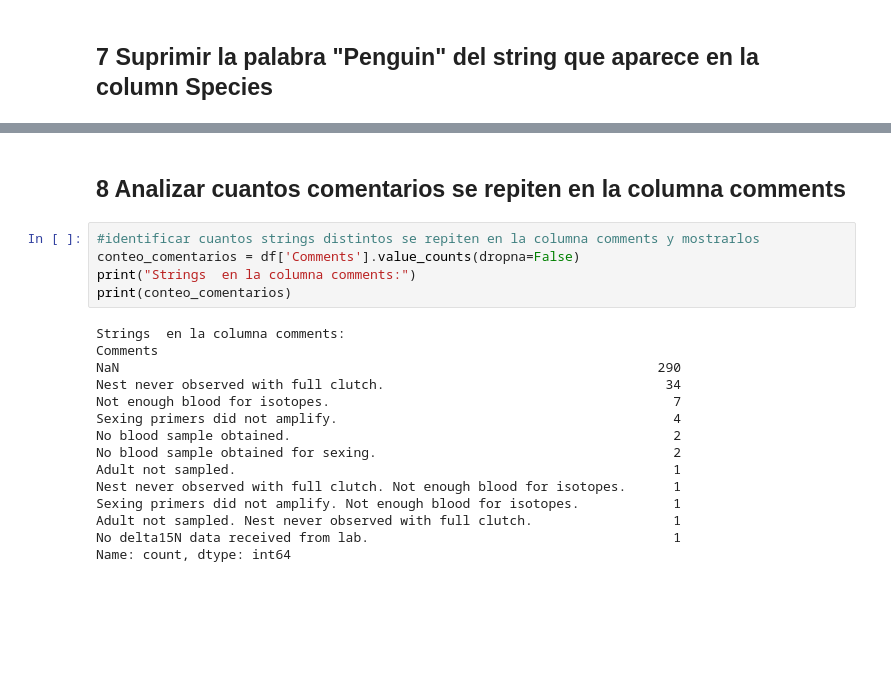
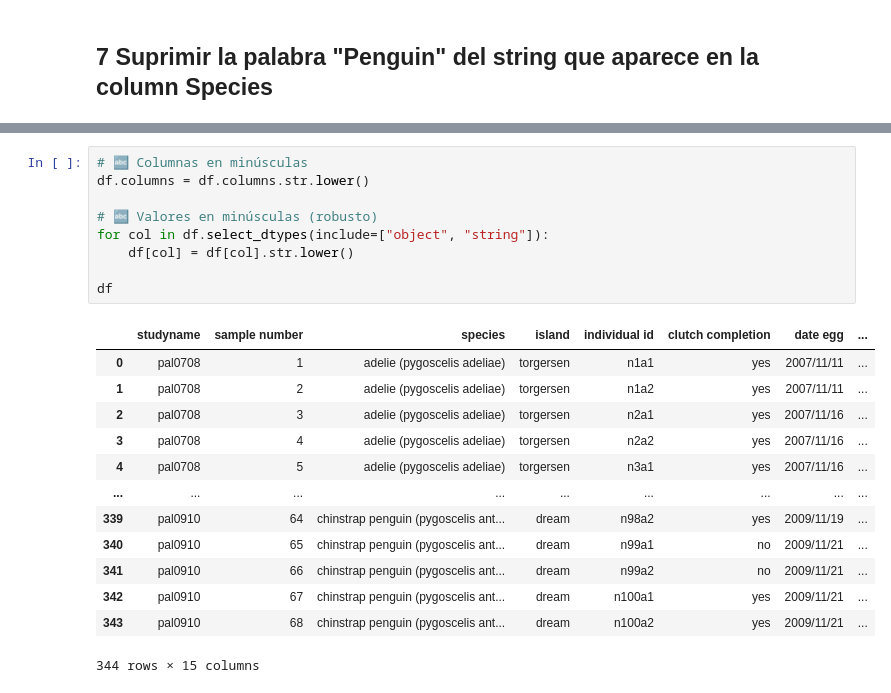
Before and after one commit to xuangfm/ejercicio_pinguinos, a Jupyter notebook: proceso.ipynb, the cells around one changed output, grey strips where cells are left out. Cells and saved outputs as stored; diff of their text form; blank space fills up the shorter version.

```diff
--- a/proceso.ipynb
+++ b/proceso.ipynb
@@ -174,23 +173,24 @@ df
 344 rows × 15 columns
-# %% [markdown]
-## 8 Analizar cuantos comentarios se repiten en la columna comments
-# %%
-#identificar cuantos strings distintos se repiten en la columna comments y mostrarlos
-conteo_comentarios = df['Comments'].value_counts(dropna=False)
-print("Strings  en la columna comments:")
-print(conteo_comentarios)
-# %% [output]
-Strings  en la columna comments:
-Comments
-NaN                                                                     290
-Nest never observed with full clutch.                                    34
-Not enough blood for isotopes.                                            7
-Sexing primers did not amplify.                                           4
-No blood sample obtained.                                                 2
-No blood sample obtained for sexing.                                      2
-Adult not sampled.                                                        1
-Nest never observed with full clutch. Not enough blood for isotopes.      1
-Sexing primers did not amplify. Not enough blood for isotopes.            1
-Adult not sampled. Nest never observed with full clutch.                  1
-No delta15N data received from lab.                                       1
-Name: count, dtype: int64
+# %%
+# 🔤 Columnas en minúsculas
+df.columns = df.columns.str.lower()
+
+# 🔤 Valores en minúsculas (robusto)
+for col in df.select_dtypes(include=["object", "string"]):
+    df[col] = df[col].str.lower()
+
+df
+# %% [output]
+|  | studyname | sample number | species | island | individual id | clutch completion | date egg | ... |
+| 0 | pal0708 | 1 | adelie (pygoscelis adeliae) | torgersen | n1a1 | yes | 2007/11/11 | ... |
+| 1 | pal0708 | 2 | adelie (pygoscelis adeliae) | torgersen | n1a2 | yes | 2007/11/11 | ... |
+| 2 | pal0708 | 3 | adelie (pygoscelis adeliae) | torgersen | n2a1 | yes | 2007/11/16 | ... |
+| 3 | pal0708 | 4 | adelie (pygoscelis adeliae) | torgersen | n2a2 | yes | 2007/11/16 | ... |
+| 4 | pal0708 | 5 | adelie (pygoscelis adeliae) | torgersen | n3a1 | yes | 2007/11/16 | ... |
+| ... | ... | ... | ... | ... | ... | ... | ... | ... |
+| 339 | pal0910 | 64 | chinstrap penguin (pygoscelis ant... | dream | n98a2 | yes | 2009/11/19 | ... |
+| 340 | pal0910 | 65 | chinstrap penguin (pygoscelis ant... | dream | n99a1 | no | 2009/11/21 | ... |
+| 341 | pal0910 | 66 | chinstrap penguin (pygoscelis ant... | dream | n99a2 | no | 2009/11/21 | ... |
+| 342 | pal0910 | 67 | chinstrap penguin (pygoscelis ant... | dream | n100a1 | yes | 2009/11/21 | ... |
+| 343 | pal0910 | 68 | chinstrap penguin (pygoscelis ant... | dream | n100a2 | yes | 2009/11/21 | ... |
+344 rows × 15 columns
```
Also changed, not shown: parts of 15 cells of this notebook, 2 other files.
